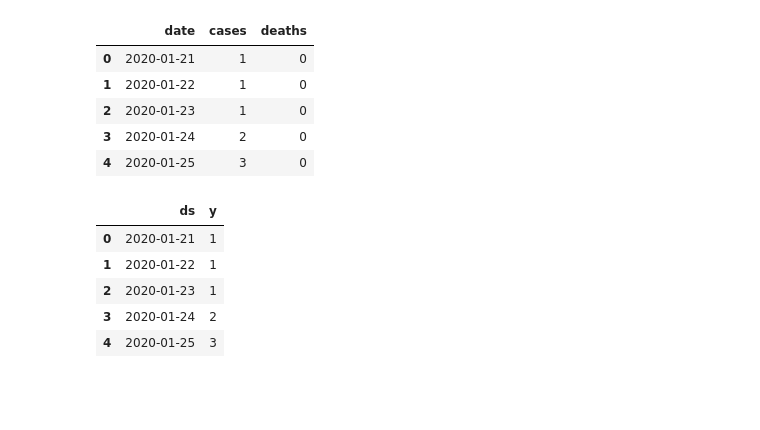
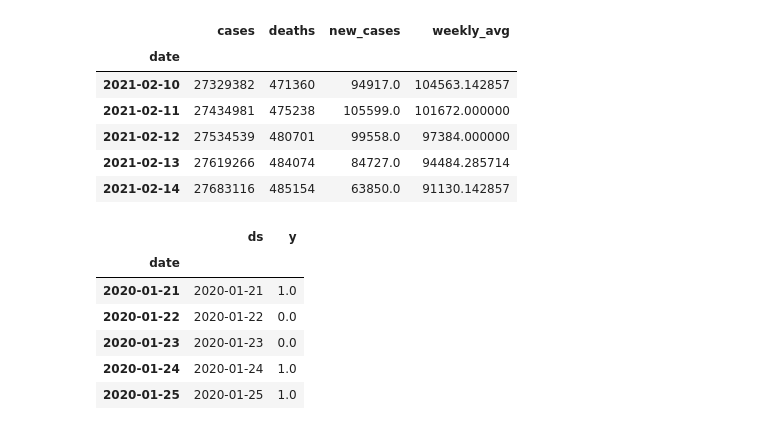
Before and after one commit to mitkrieg/covid-timeseries, a Jupyter notebook: covid_timeseries.ipynb, the cells around one changed output. Cells and saved outputs as stored; diff of their text form; code cells hidden in the pictures; blank space fills up the shorter version.

```diff
--- a/covid_timeseries.ipynb
+++ b/covid_timeseries.ipynb
@@ -4,24 +4,30 @@ import pandas as pd
 import numpy as np
 # %%
 df = pd.read_csv("https://raw.githubusercontent.com/nytimes/covid-19-data/master/us.csv")
-df.head()
+df['new_cases'] = df.cases - df.cases.shift().fillna(0)
+df.date = pd.to_datetime(df.date)
+df.set_index('date',inplace=True)
+df['weekly_avg'] = df.new_cases.rolling(window=7).mean().fillna(0)
+df.tail()
 # %% [output]
-|  | date | cases | deaths |
-| 0 | 2020-01-21 | 1 | 0 |
-| 1 | 2020-01-22 | 1 | 0 |
-| 2 | 2020-01-23 | 1 | 0 |
-| 3 | 2020-01-24 | 2 | 0 |
-| 4 | 2020-01-25 | 3 | 0 |
+|  | cases | deaths | new_cases | weekly_avg |
+| date |  |  |  |  |
+| 2021-02-10 | 27329382 | 471360 | 94917.0 | 104563.142857 |
+| 2021-02-11 | 27434981 | 475238 | 105599.0 | 101672.000000 |
+| 2021-02-12 | 27534539 | 480701 | 99558.0 | 97384.000000 |
+| 2021-02-13 | 27619266 | 484074 | 84727.0 | 94484.285714 |
+| 2021-02-14 | 27683116 | 485154 | 63850.0 | 91130.142857 |
-# %%
-ts = df[['date','cases']].rename(columns={'date':'ds','cases':'y'})
-ts.head()
-# %% [output]
-|  | ds | y |
-| 0 | 2020-01-21 | 1 |
-| 1 | 2020-01-22 | 1 |
-| 2 | 2020-01-23 | 1 |
-| 3 | 2020-01-24 | 2 |
-| 4 | 2020-01-25 | 3 |
+# %%
+ts = pd.DataFrame({'ds':df.index,'y':df.new_cases})
+ts.head()
+# %% [output]
+|  | ds | y |
+| date |  |  |
+| 2020-01-21 | 2020-01-21 | 1.0 |
+| 2020-01-22 | 2020-01-22 | 0.0 |
+| 2020-01-23 | 2020-01-23 | 0.0 |
+| 2020-01-24 | 2020-01-24 | 1.0 |
+| 2020-01-25 | 2020-01-25 | 1.0 |
 # %%
 m = Prophet()
 m.fit(ts)
```
Also changed, not shown: parts of 5 cells of this notebook.
